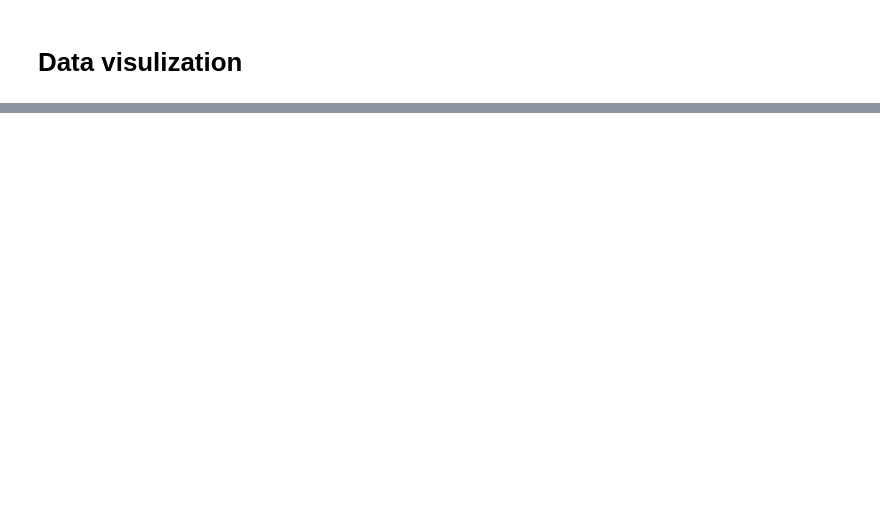
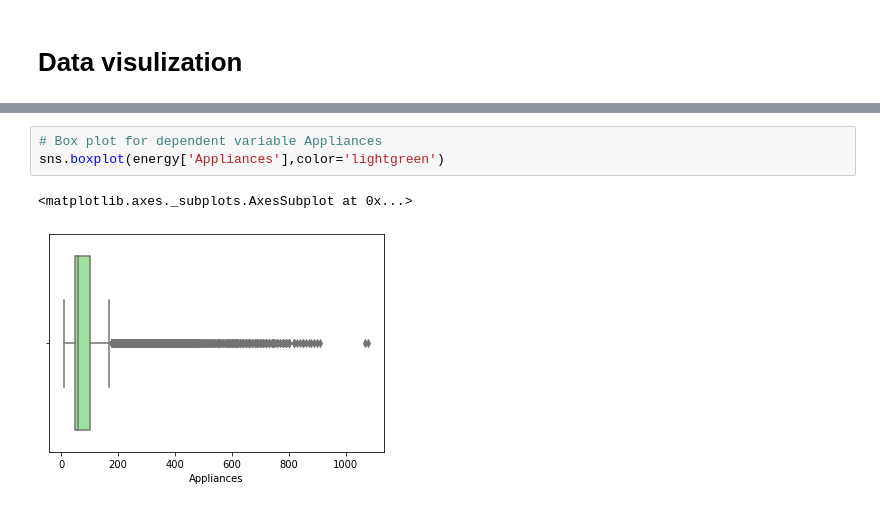
Before and after one commit to raushan9jnv/Appliances-Energy-Prediction, a Jupyter notebook: Appliances_Energy_Prediction.ipynb, the cells around one changed output, grey strips where cells are left out. Drawn from its saved outputs; the diff is of its cells as text; blank space fills up the shorter version.

```diff
--- a/Appliances_Energy_Prediction.ipynb
+++ b/Appliances_Energy_Prediction.ipynb
@@ -188,0 +212,6 @@ energy.head(2)
+# %%
+# Box plot for dependent variable Appliances
+sns.boxplot(energy['Appliances'],color='lightgreen')
+# %% [output]
+<matplotlib.axes._subplots.AxesSubplot at 0x...>
+[figure, added]
```
Also changed, not shown: parts of 13 cells of this notebook.
